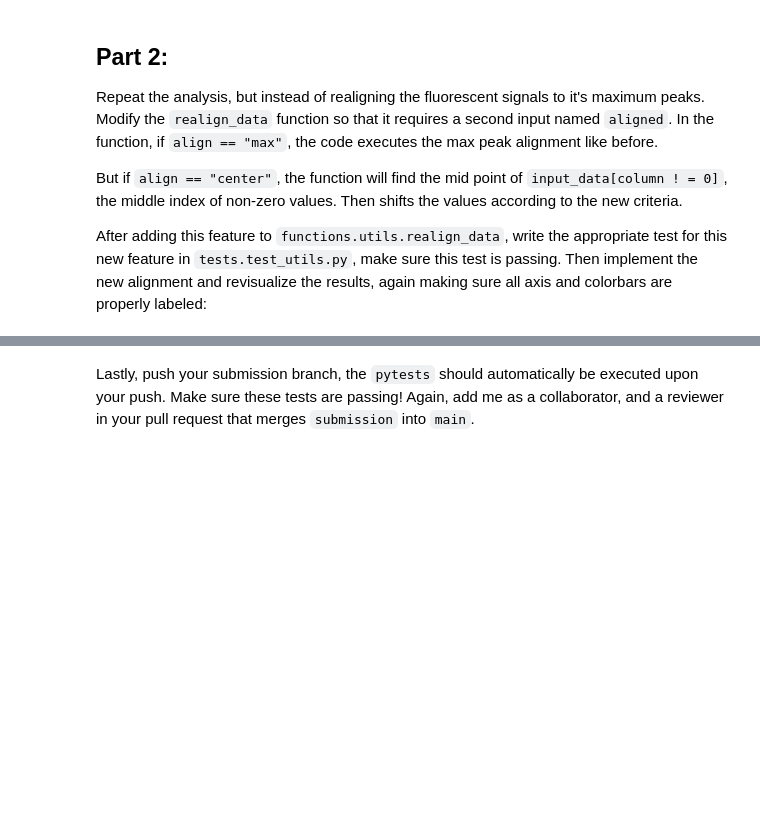
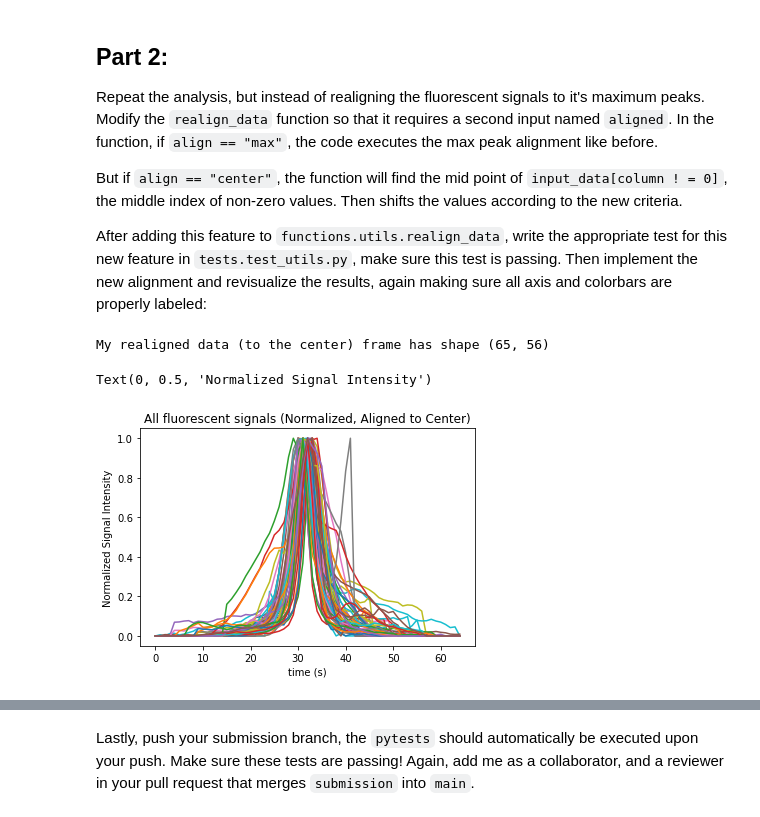
Before and after one commit to asimon3210/datasci_basics_assignment_6, a Jupyter notebook: assignment/process_csv.ipynb, the cells around one changed output, grey strips where cells are left out. Drawn from its saved outputs; the diff is of its cells as text; code cells hidden in the pictures; blank space fills up the shorter version.

```diff
--- a/assignment/process_csv.ipynb
+++ b/assignment/process_csv.ipynb
@@ -184,0 +169,26 @@ After adding this feature to `functions.utils.realign_data`, write the appropria
+# %%
+# apply your new realignment here
+df_aligned_center, shifts_center = realign_data(df, "center")
+
+print('My realigned data (to the center) frame has shape {}'.format(df_aligned_center.shape))
+
+# pre-allocate an empty dataframe of 0's to be filled with normalized values, the index and column of this dataframe will be the same as the df_aligned dataframe:
+df_normalized_center = pd.DataFrame(0, index=df_aligned_center.index, columns=df_aligned_center.columns)
+
+# fill in the `df_normalized` dataframe with normalized columns:
+for column, vals in df_aligned_center.iteritems():
+    # find the indices of the column that are not 0, only normalize those:
+    ind = df_aligned_center.index[df_aligned_center[column]!=0].tolist()
+    # Normalize of those:
+    df_normalized_center.loc[ind, column] = minmax_scale(df_aligned_center.loc[ind, column].values)
+# %% [output]
+My realigned data (to the center) frame has shape (65, 56)
+# %%
+# visualize all of the newly aligned data
+plt.plot(df_normalized_center.values)
+plt.title("All fluorescent signals (Normalized, Aligned to Center)")
+plt.xlabel("time (s)")
+plt.ylabel("Normalized Signal Intensity")
+# %% [output]
+Text(0, 0.5, 'Normalized Signal Intensity')
+[figure, added]
```
Also changed, not shown: parts of 10 cells of this notebook.
